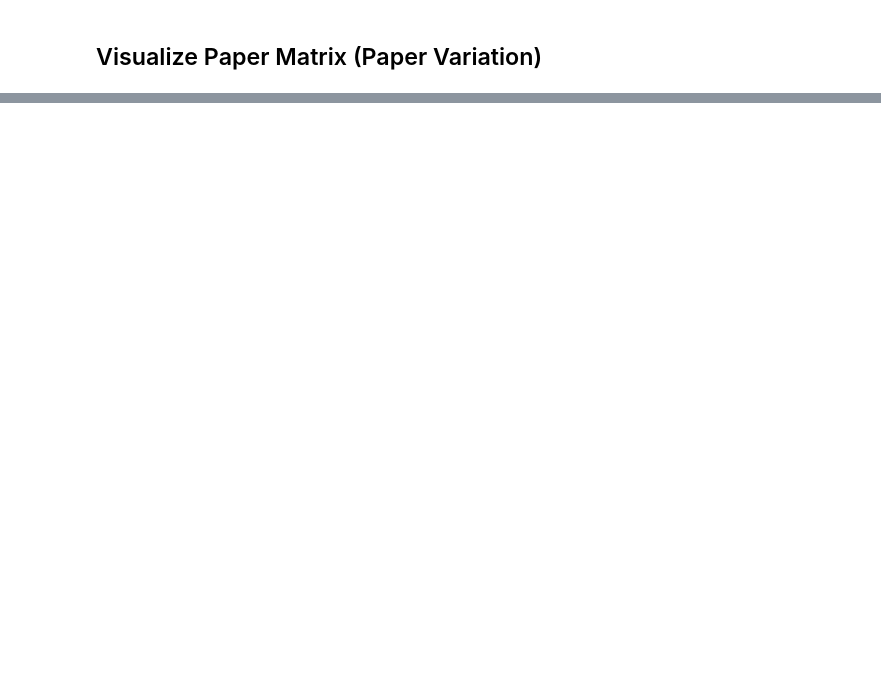
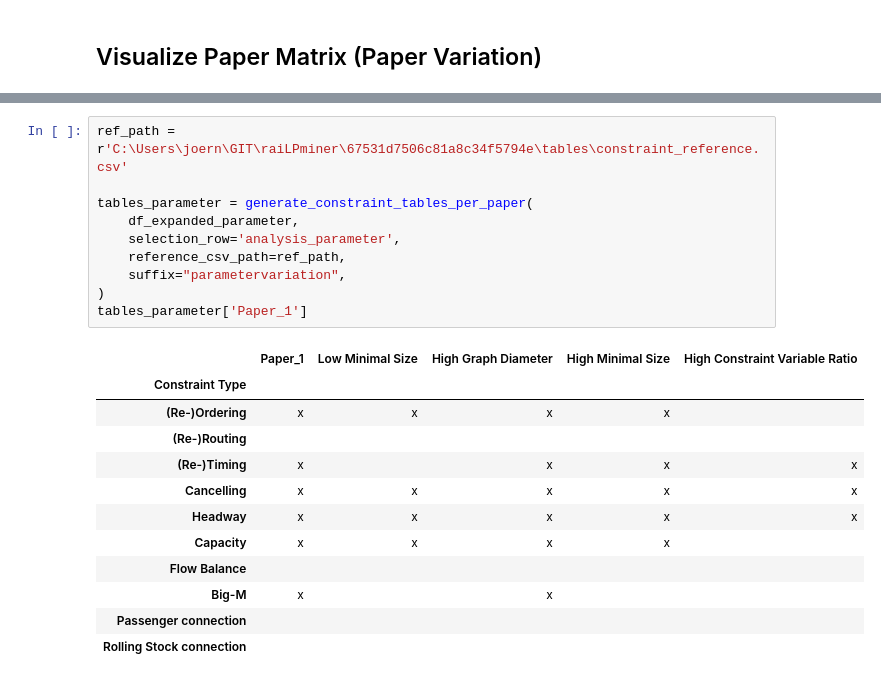
Before and after one commit to joernmht/raiLPminerExperimentation, a Jupyter notebook: analysis.ipynb, the cells around one changed output, grey strips where cells are left out. Drawn from its saved outputs; the diff is of its cells as text; blank space fills up the shorter version.

```diff
--- a/analysis.ipynb
+++ b/analysis.ipynb
@@ -86,0 +173,23 @@ visualize_paper_matrix_selected(
+# %%
+ref_path = r'C:\Users\joern\GIT\raiLPminer\67531d7506c81a8c34f5794e\tables\constraint_reference.csv'
+
+tables_parameter = generate_constraint_tables_per_paper(
+    df_expanded_parameter,
+    selection_row='analysis_parameter',
+    reference_csv_path=ref_path,
+    suffix="parametervariation",
+)
+tables_parameter['Paper_1']
+# %% [output]
+|  | Paper_1 | Low Minimal Size | High Graph Diameter | High Minimal Size | High Constraint Variable Ratio |
+| Constraint Type |  |  |  |  |  |
+| (Re-)Ordering | x | x | x | x |  |
+| (Re-)Routing |  |  |  |  |  |
+| (Re-)Timing | x |  | x | x | x |
+| Cancelling | x | x | x | x | x |
+| Headway | x | x | x | x | x |
+| Capacity | x | x | x | x |  |
+| Flow Balance |  |  |  |  |  |
+| Big-M | x |  | x |  |  |
+| Passenger connection |  |  |  |  |  |
+| Rolling Stock connection |  |  |  |  |  |
```
Also changed, not shown: parts of 27 cells of this notebook, 19 other files.
